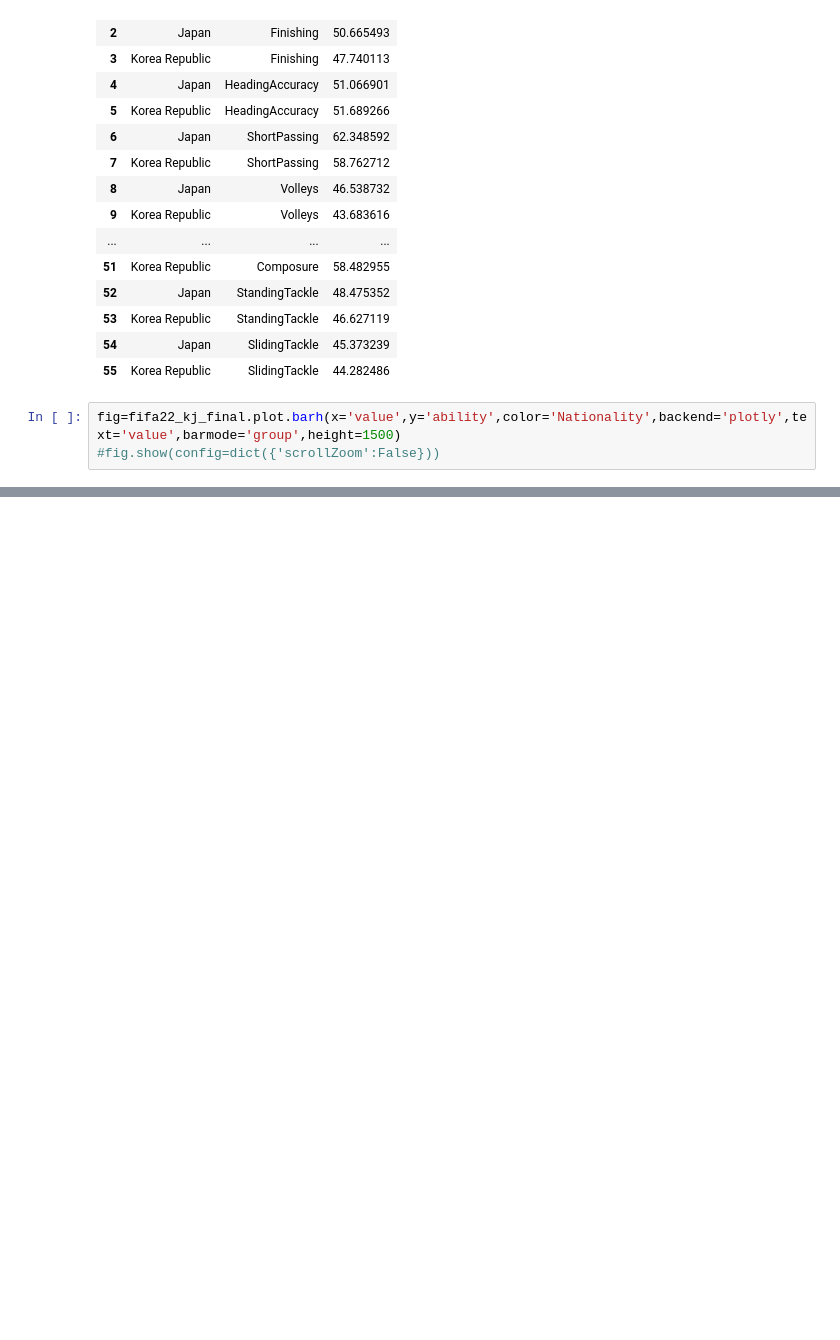
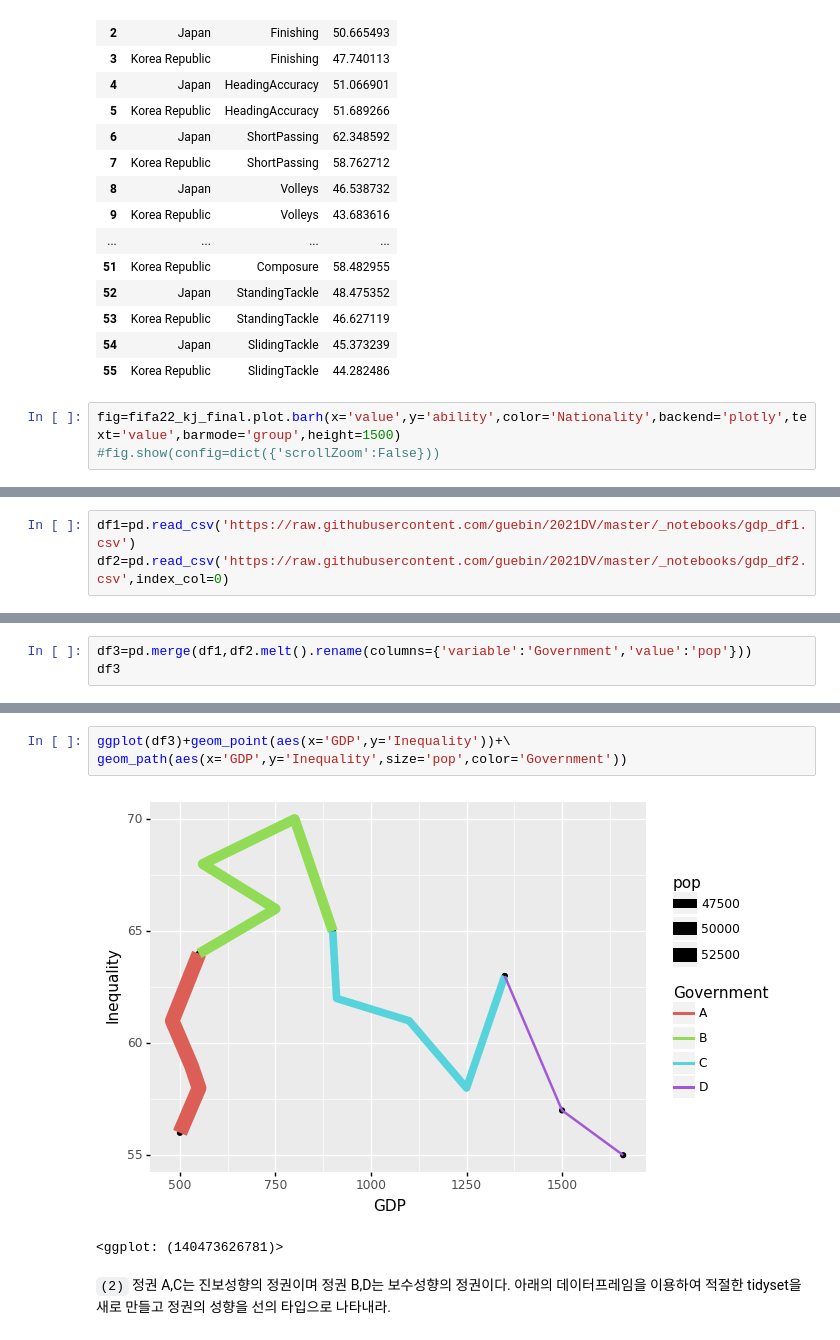
Before and after one commit to hsyliark/GSS-MBA-for-Big-Data, a Jupyter notebook: JBNU_Statistics_Ph.D/3rd semester/데이터시각화특강/기말평가/기말평가 예상문제 답안_ver2.ipynb, the cells around one changed output, grey strips where cells are left out. Saved outputs shown, nothing was run; the diff lists cells and outputs as text; blank space fills up the shorter version.

```diff
--- a/JBNU_Statistics_Ph.D/3rd semester/데이터시각화특강/기말평가/기말평가 예상문제 답안_ver2.ipynb
+++ b/JBNU_Statistics_Ph.D/3rd semester/데이터시각화특강/기말평가/기말평가 예상문제 답안_ver2.ipynb
@@ -644,0 +749,3 @@ fig=fifa22_kj_final.plot.barh(x='value',y='ability',color='Nationality',backend=
+# %%
+df1=pd.read_csv('https://raw.githubusercontent.com/guebin/2021DV/master/_notebooks/gdp_df1.csv')
+df2=pd.read_csv('https://raw.githubusercontent.com/guebin/2021DV/master/_notebooks/gdp_df2.csv',index_col=0)
@@ -644,0 +762,3 @@ fig=fifa22_kj_final.plot.barh(x='value',y='ability',color='Nationality',backend=
+# %%
+df3=pd.merge(df1,df2.melt().rename(columns={'variable':'Government','value':'pop'}))
+df3
@@ -644,0 +783,8 @@ fig=fifa22_kj_final.plot.barh(x='value',y='ability',color='Nationality',backend=
+# %%
+ggplot(df3)+geom_point(aes(x='GDP',y='Inequality'))+\
+geom_path(aes(x='GDP',y='Inequality',size='pop',color='Government'))
+# %% [output]
+[figure, added]
+<ggplot: (140473626781)>
+# %% [markdown]
+`(2)` 정권 A,C는 진보성향의 정권이며 정권 B,D는 보수성향의 정권이다. 아래의 데이터프레임을 이용하여 적절한 tidyset을 새로 만들고 정권의 성향을 선의 타입으로 나타내라.
```
Also changed, not shown: parts of 55 cells of this notebook, 1 other file.
